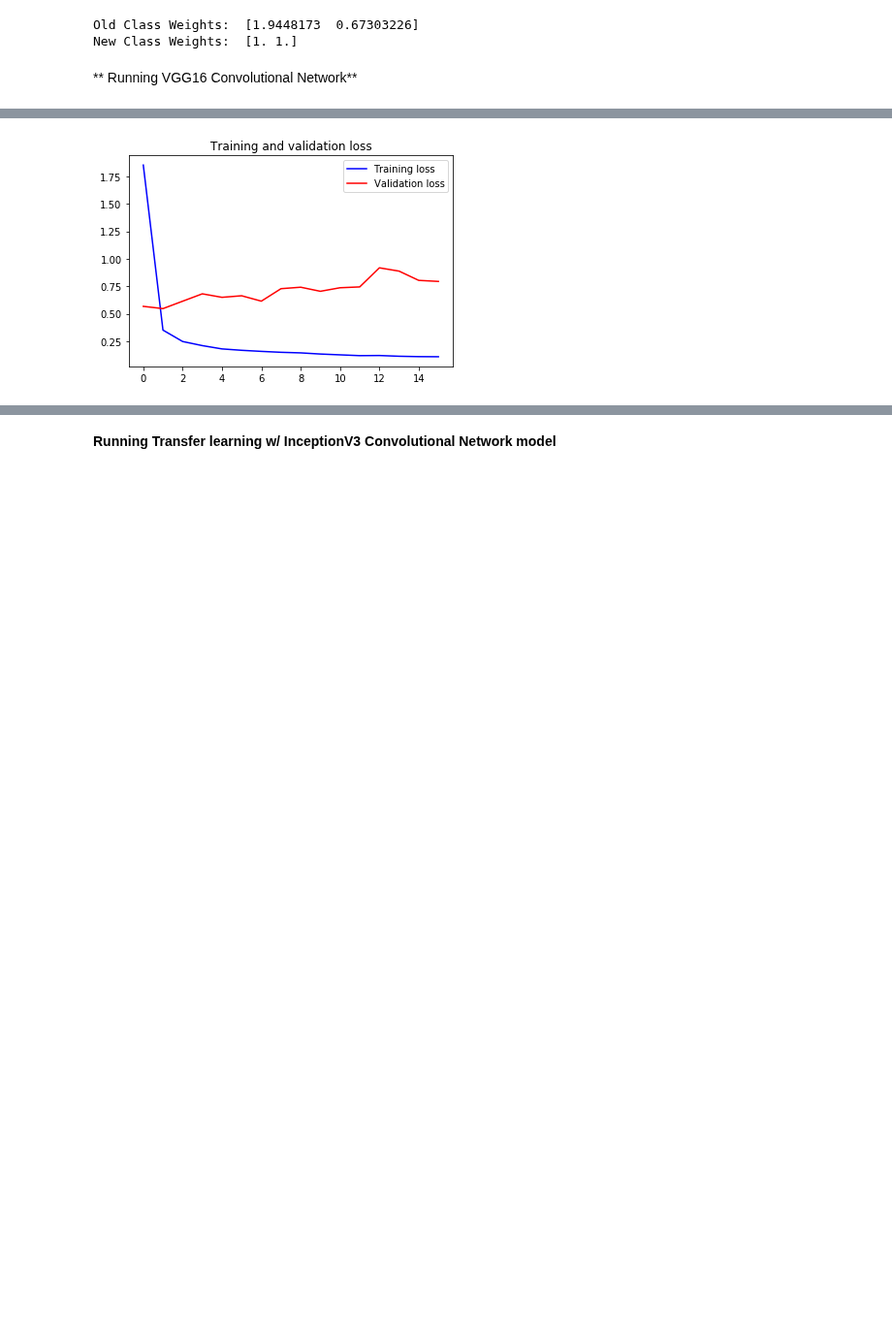
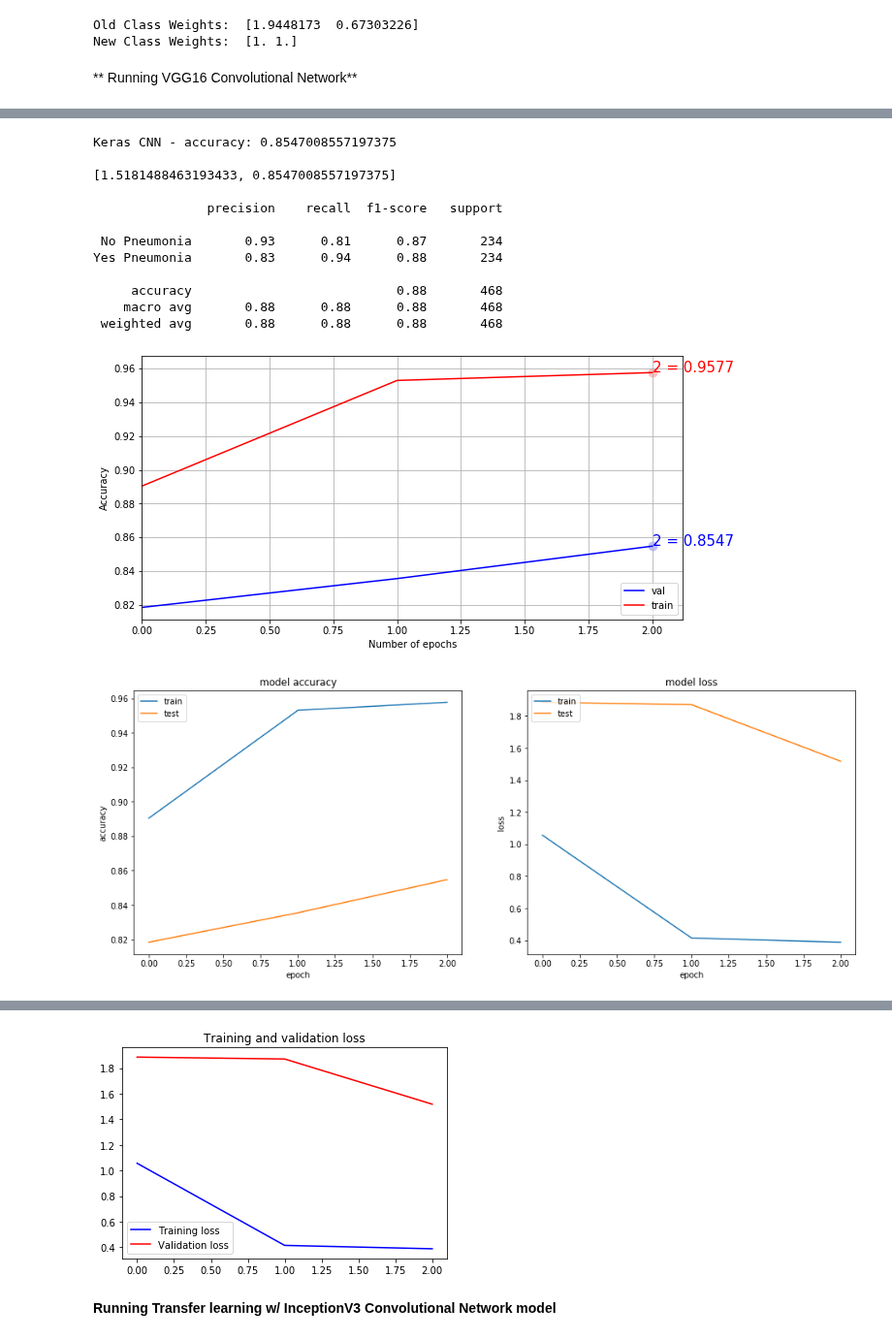
Before and after one commit to borodark/ie7860, a Jupyter notebook: Semester project.ipynb, the cells around one changed output, grey strips where cells are left out. Shown at 97% size. Cells and saved outputs as stored; diff of their text form; code cells hidden in the pictures; blank space fills up the shorter version.

```diff
--- a/Semester project.ipynb
+++ b/Semester project.ipynb
@@ -130,9 +150,10 @@ plotHistogram(X_train[12])
 # %%
 def plotter(i):
+    import skimage
     imagep1 = cv2.imread(train_dir+"PNEUMONIA/"+Pimages[i])
-    imagep1 = skimage.transform.resize(imagep1, (150, 150, 3) , mode = 'reflect')
+    imagep1 = skimage.transform.resize(imagep1, (image_size, image_size, 3) , mode = 'reflect')
     imagen1 = cv2.imread(train_dir+"NORMAL/"+Nimages[i])
-    imagen1 = skimage.transform.resize(imagen1, (150, 150, 3))
+    imagen1 = skimage.transform.resize(imagen1, (image_size, image_size, 3))
     pair = np.concatenate((imagen1, imagep1), axis=1)
     print("(Left) - No Pneumonia Vs (Right) - Pneumonia")
     print("-----------------------------------------------------------------------------------------------------------------------------------")
@@ -194,10 +215,10 @@ Y_trainRosHot = to_categorical(Y_trainRos, num_classes = 2)
 Y_testRosHot = to_categorical(Y_testRos, num_classes = 2)
 # Make Data 2D again
 for i in range(len(X_trainRos)):
-    height, width, channels = 150,150,3
+    height, width, channels = image_size,image_size,3
     X_trainRosReshaped = X_trainRos.reshape(len(X_trainRos),height,width,channels)
 for i in range(len(X_testRos)):
-    height, width, channels = 150,150,3
+    height, width, channels = image_size,image_size,3
     X_testRosReshaped = X_testRos.reshape(len(X_testRos),height,width,channels)
 # Plot Label Distribution
 dfRos = pd.DataFrame()
@@ -277,7 +298,7 @@ def plot_confusion_matrix(cm, classes,
     plt.xlabel('Predicted label')
 
 def plot_learning_curve(history):
-    plt.figure(figsize=(8,8))
+    plt.figure(figsize=(16,6))
     plt.subplot(1,2,1)
     plt.plot(history.history['acc'])
     plt.plot(history.history['val_acc'])
@@ -366,8 +388,8 @@ New Class Weights:  [1. 1.]
 # %% [markdown]
 ** Running VGG16 Convolutional Network**
 # %%
-
-model, history = pretrainedNetwork(X_trainRosReshaped, Y_trainRosHot, X_testRosReshaped, Y_testRosHot,pretrained_model_1,weight_path1,class_weight2,2,16,optimizer1,map_characters1)
+optimizer1 = Adadelta()
+model, history = pretrainedNetwork(X_trainRosReshaped, Y_trainRosHot, X_testRosReshaped, Y_testRosHot,pretrained_model_1,weight_path1,class_weight2,2,3,optimizer1)
 # %% [output]
 _________________________________________________________________
 Layer (type)                 Output Shape              Param #
@@ -392,13 +411,27 @@ block2_conv1 (Conv2D)        (None, 75, 75, 128)       73856
 # %%
 
+training_report(model, history, X_testRosReshaped, Y_testRosHot,map_characters1)
 loss = history.history['loss']
 val_loss = history.history['val_loss']
-epochs = range(16)
+epochs = range(3)
 plt.figure()
 plt.plot(epochs, loss, 'b', label='Training loss')
 plt.plot(epochs, val_loss, 'r', label='Validation loss')
 plt.title('Training and validation loss')
 plt.legend()
 plt.show()
 # %% [output]
+Keras CNN - accuracy: 0.8547008557197375
+
+[1.5181488463193433, 0.8547008557197375]
+
+               precision    recall  f1-score   support
+
+ No Pneumonia       0.93      0.81      0.87       234
+Yes Pneumonia       0.83      0.94      0.88       234
+
+     accuracy                           0.88       468
+    macro avg       0.88      0.88      0.88       468
+ weighted avg       0.88      0.88      0.88       468
-[figure, old version]
+[figure, new version]
+[figure, added]
@@ -405,3 +439,4 @@ plt.show()
+[figure, added]
 # %% [markdown]
 **Running Transfer learning w/ InceptionV3 Convolutional Network model**
 # %%
```
Also changed, not shown: parts of 11 cells of this notebook, 4 other files.
